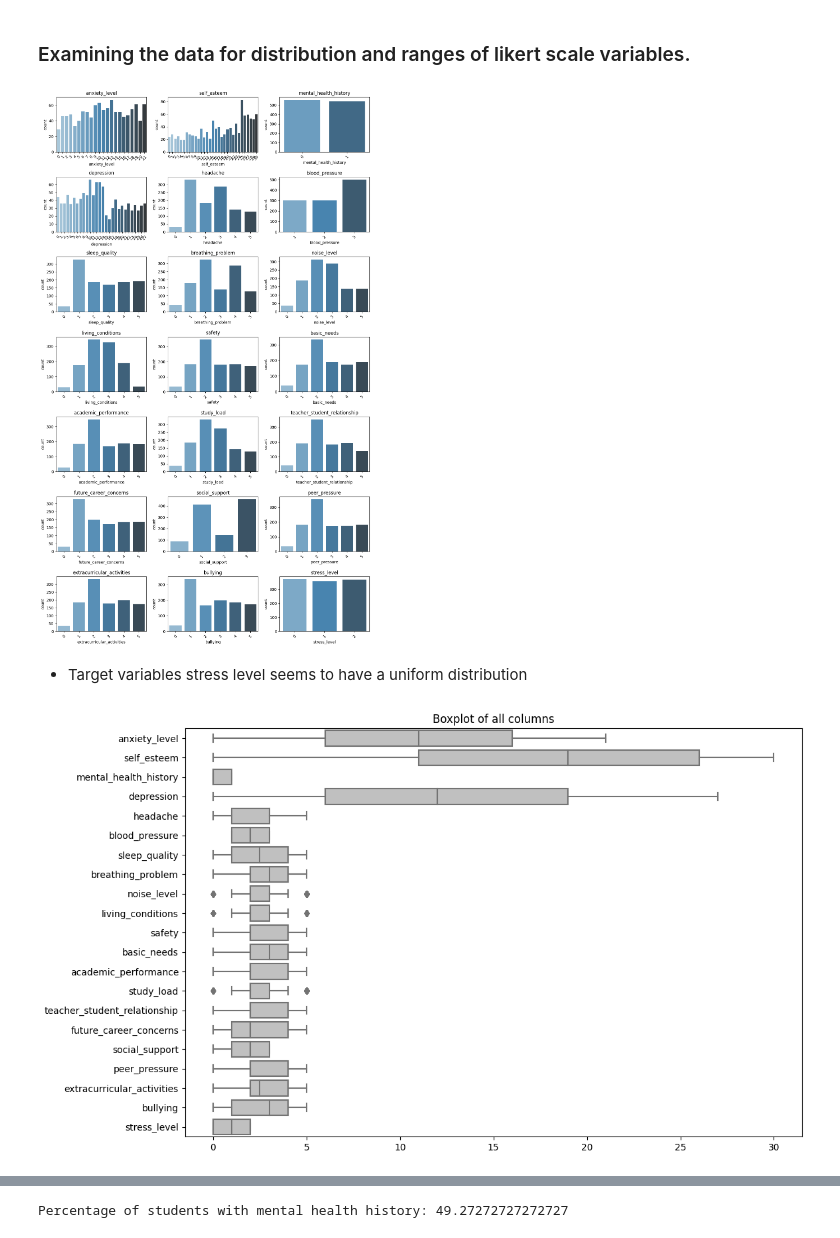
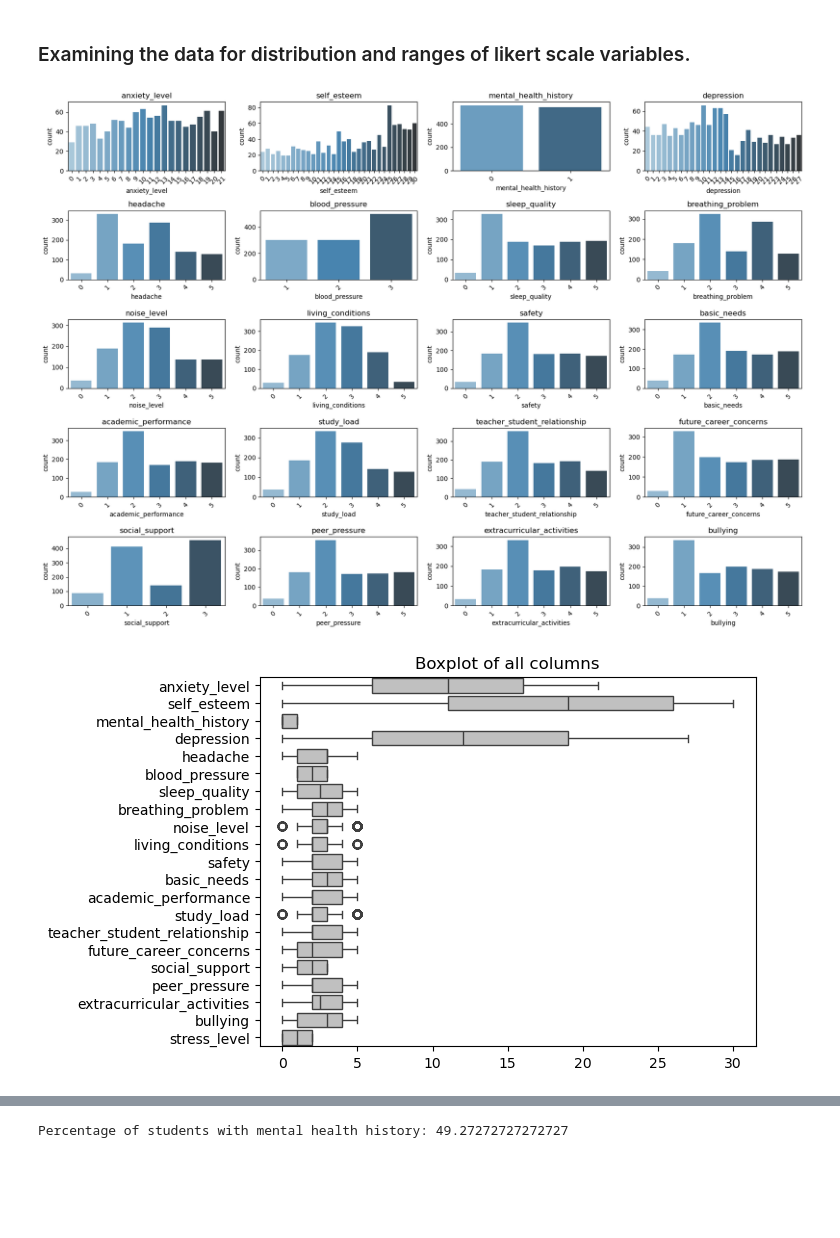
Before and after one commit to Kevin-Trivino/Student-Stress-Analysis-Prediction, a Jupyter notebook: stress-factors-analysis.ipynb, the cells around one changed output, grey strips where cells are left out. Drawn from its saved outputs; the diff is of its cells as text; code cells hidden in the pictures; blank space fills up the shorter version.

```diff
--- a/stress-factors-analysis.ipynb
+++ b/stress-factors-analysis.ipynb
@@ -16,7 +21,7 @@ import warnings
 warnings.filterwarnings("ignore")
 # %%
 # Load the data
-myd = pd.read_csv("/kaggle/input/student-stress-factors-a-comprehensive-analysis/StressLevelDataset.csv")
+myd = pd.read_csv("StressLevelDataset.csv")
 
 # Display the first 5 rows of the data
 myd.head()
@@ -55,28 +59,27 @@ dtype: int64
 ### Examining the data for distribution and ranges of likert scale variables.
 # %%
 # Bar charts for all columns
-plt.figure(figsize=(12, 20))
+plt.figure(figsize=(17, 12))
 
-for i, column in enumerate(myd.columns, 1):
-    plt.subplot(7, 3, i)
+# Exclude the last column
+columns_to_plot = myd.columns[:-1]
+
+for i, column in enumerate(columns_to_plot, 1):
+    plt.subplot(5, 4, i)
     sns.countplot(x=column, data=myd, palette='Blues_d')
     plt.xticks(rotation=45)
     plt.title(column)
 
 plt.tight_layout()
 plt.show()
 # %% [output]
-[figure, old version]
+[figure, new version]
-# %% [markdown]
-- Target variables stress level seems to have a uniform distribution
 # %%
 # Box plots for all columns
-
-plt.figure(figsize= (12,8))
 sns.boxplot(data=myd, orient='h', color='silver')
 plt.title('Boxplot of all columns')
 plt.show()
 # %% [output]
-[figure, old version]
+[figure, new version]
 # %% [markdown]
 - Most variables are ona scale of 1-5
```
Also changed, not shown: parts of 68 cells of this notebook.
